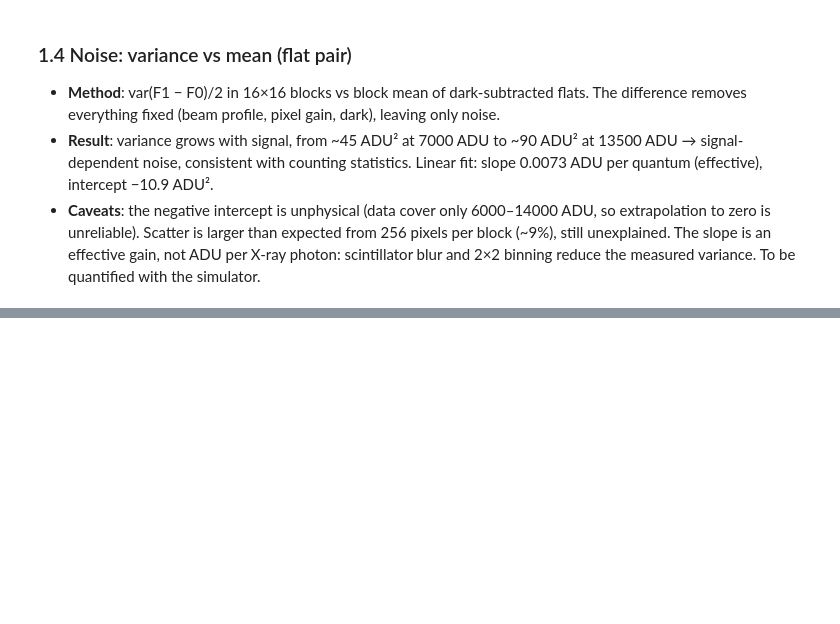
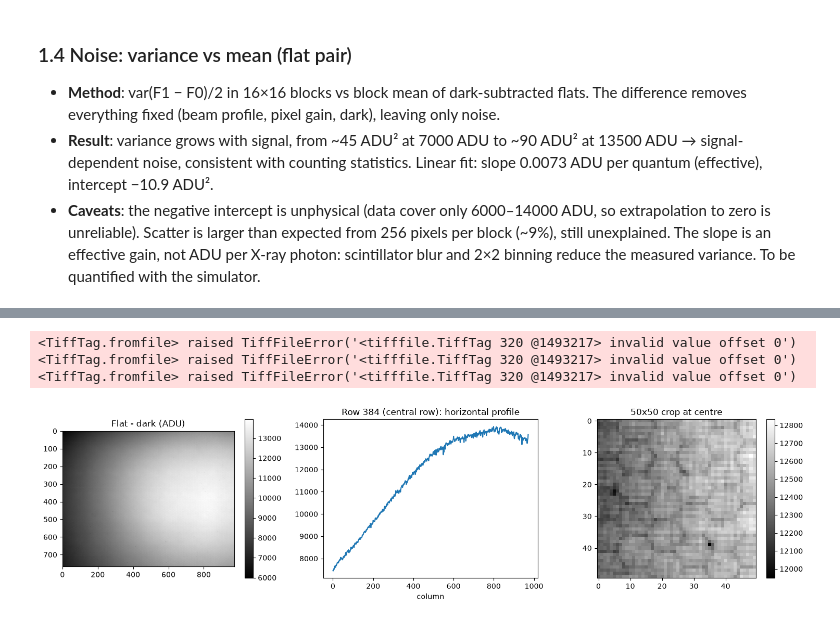
Before and after one commit to andreapasotti-eng/xray-detector-chain, a Jupyter notebook: notebooks/01_exploration.ipynb, the cells around one changed output, grey strips where cells are left out. Saved outputs shown, nothing was run; the diff lists cells and outputs as text; code cells hidden in the pictures; blank space fills up the shorter version.

```diff
--- a/notebooks/01_exploration.ipynb
+++ b/notebooks/01_exploration.ipynb
@@ -148,0 +161,23 @@ slope K ≈ 0.0073 ADU per quantum, intercept ≈ -10.9 ADU²
+# %%
+dark = tifffile.imread(DATA / "di000000.tif").astype(np.float64)
+f0 = tifffile.imread(DATA / "io000000.tif").astype(np.float64)
+f1 = tifffile.imread(DATA / "io000001.tif").astype(np.float64)
+flat = f0 - dark  # dark-subtracted flat, acquired before the scan
+
+fig, ax = plt.subplots(1, 3, figsize=(15, 4))
+im = ax[0].imshow(flat, cmap="gray")
+fig.colorbar(im, ax=ax[0])
+ax[0].set_title("Flat - dark (ADU)")
+ax[1].plot(flat[384, :])
+ax[1].set_xlabel("column")
+ax[1].set_title("Row 384 (central row): horizontal profile")
+im = ax[2].imshow(flat[350:400, 450:500], cmap="gray")
+fig.colorbar(im, ax=ax[2])
+ax[2].set_title("50x50 crop at centre")
+plt.tight_layout()
+plt.show()
+# %% [output]
+<TiffTag.fromfile> raised TiffFileError('<tifffile.TiffTag 320 @1493217> invalid value offset 0')
+<TiffTag.fromfile> raised TiffFileError('<tifffile.TiffTag 320 @1493217> invalid value offset 0')
+<TiffTag.fromfile> raised TiffFileError('<tifffile.TiffTag 320 @1493217> invalid value offset 0')
+[figure, added]
```
Also changed, not shown: parts of 7 cells of this notebook, 1 other file.
